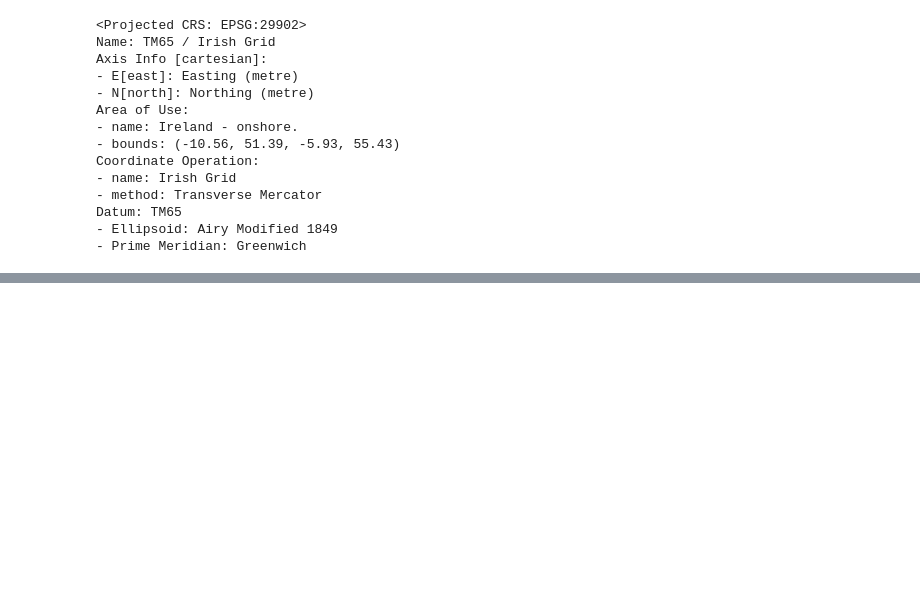
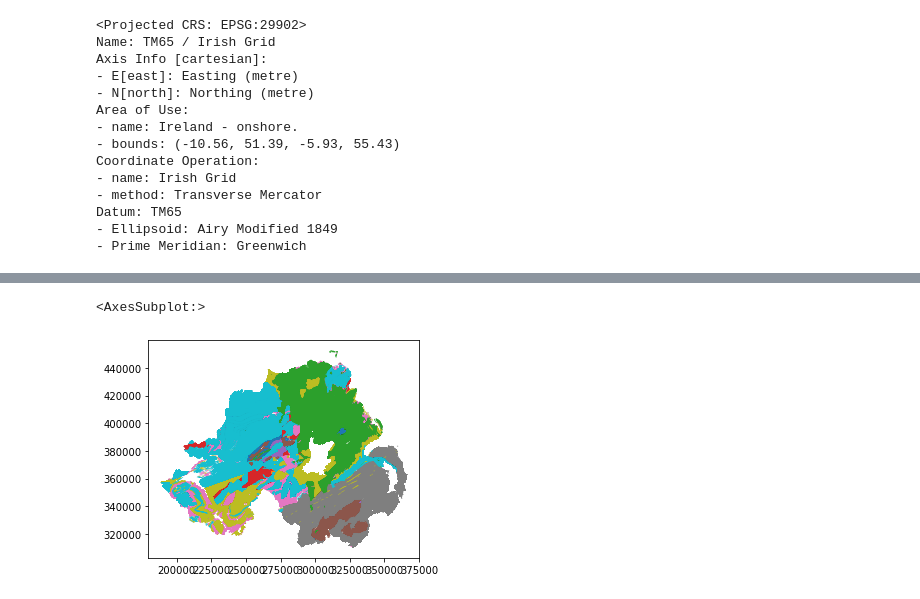
Before and after one commit to zsmilliepy/RadonNI, a Jupyter notebook: Geology1.ipynb, the cells around one changed output, grey strips where cells are left out. Saved outputs shown, nothing was run; the diff lists cells and outputs as text; code cells hidden in the pictures; blank space fills up the shorter version.

```diff
--- a/Geology1.ipynb
+++ b/Geology1.ipynb
@@ -201,0 +216,2 @@ Datum: TM65
+# %%
+radon_bedrock = gpd.read_file('data_files/radon_bedrock.shp') # load the radon-counties shapefile
@@ -201,0 +251,7 @@ Datum: TM65
+# %%
+%matplotlib inline
+
+radon_bedrock.plot('Bedrocks')
+# %% [output]
+<AxesSubplot:>
+[figure, added]
```
Also changed, not shown: parts of 16 cells of this notebook, 26 other files.
